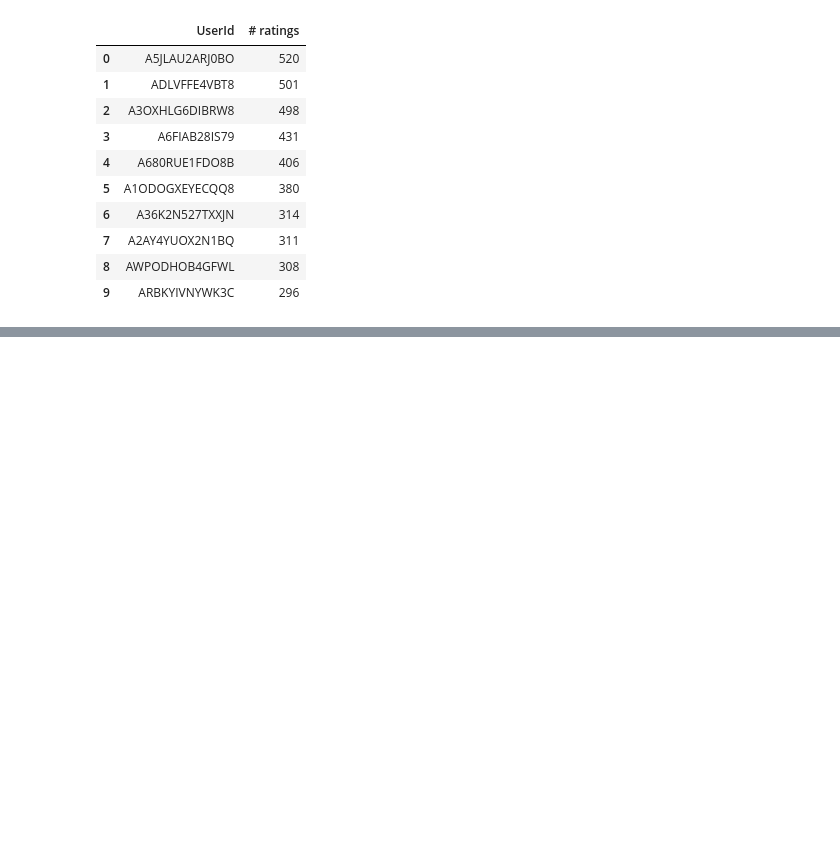
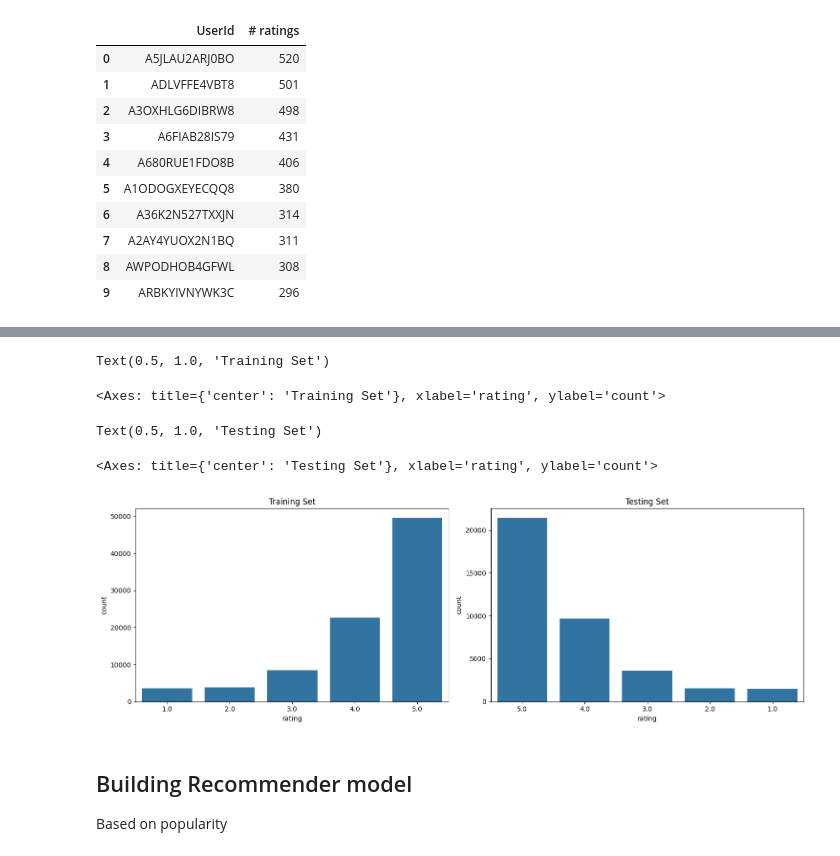
Before and after one commit to Bazinga97/Recommendation-system-, a Jupyter notebook: Amazon_Electronics_Recommendation.ipynb, the cells around one changed output, grey strips where cells are left out. Cells and saved outputs as stored; diff of their text form; code cells hidden in the pictures; blank space fills up the shorter version.

```diff
--- a/Amazon_Electronics_Recommendation.ipynb
+++ b/Amazon_Electronics_Recommendation.ipynb
@@ -275,0 +302,9 @@ most_rated.head(10)
+# %%
+
+# Drop the users who have rated less than 50 products
+ratings = ratings[ratings.userId.isin(most_rated[most_rated['# ratings'] >= 50].UserId)]
+print('# unique USERS who have rated 50 or more products :', ratings.userId.nunique())
+print('# unique USERS dropped      :', unique_original[0] - ratings.userId.nunique())
+print('# unique ITEMS remaining    :', ratings.productId.nunique())
+print('# unique ITEMS dropped      :', unique_original[1] - ratings.productId.nunique())
+print('\nFinal length of the dataset :', len(ratings))
@@ -275,0 +344,4 @@ most_rated.head(10)
+# %%
+trainset, testset = model_selection.train_test_split(ratings, test_size=0.3, random_state=5)
+trainset.head()
+testset.head()
@@ -275,0 +361,26 @@ most_rated.head(10)
+# %%
+# Check the ratings distribution in both train and test set
+fig, axes = plt.subplots(1, 2, figsize=(15, 5))
+
+# Plot for training set
+axes[0].set_title('Training Set')
+sns.countplot(x='rating', data=trainset, ax=axes[0])
+
+# Plot for testing set
+axes[1].set_title('Testing Set')
+sns.countplot(x='rating', data=testset, ax=axes[1], order=testset['rating'].value_counts().index)
+
+# Adjust layout
+plt.tight_layout()
+plt.show()
+# %% [output]
+Text(0.5, 1.0, 'Training Set')
+<Axes: title={'center': 'Training Set'}, xlabel='rating', ylabel='count'>
+Text(0.5, 1.0, 'Testing Set')
+<Axes: title={'center': 'Testing Set'}, xlabel='rating', ylabel='count'>
+[figure, added]
+# %% [markdown]
+## Building Recommender model
+
+
+Based on popularity
```
Also changed, not shown: parts of 22 cells of this notebook.
